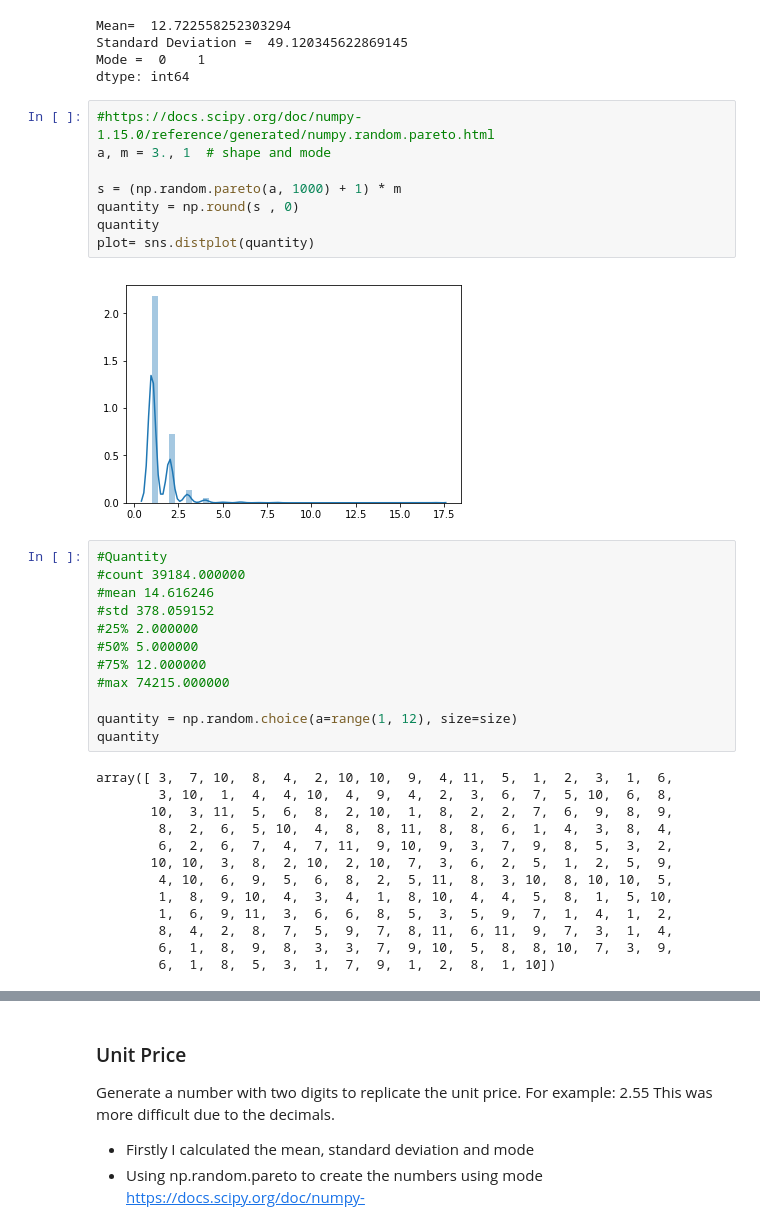
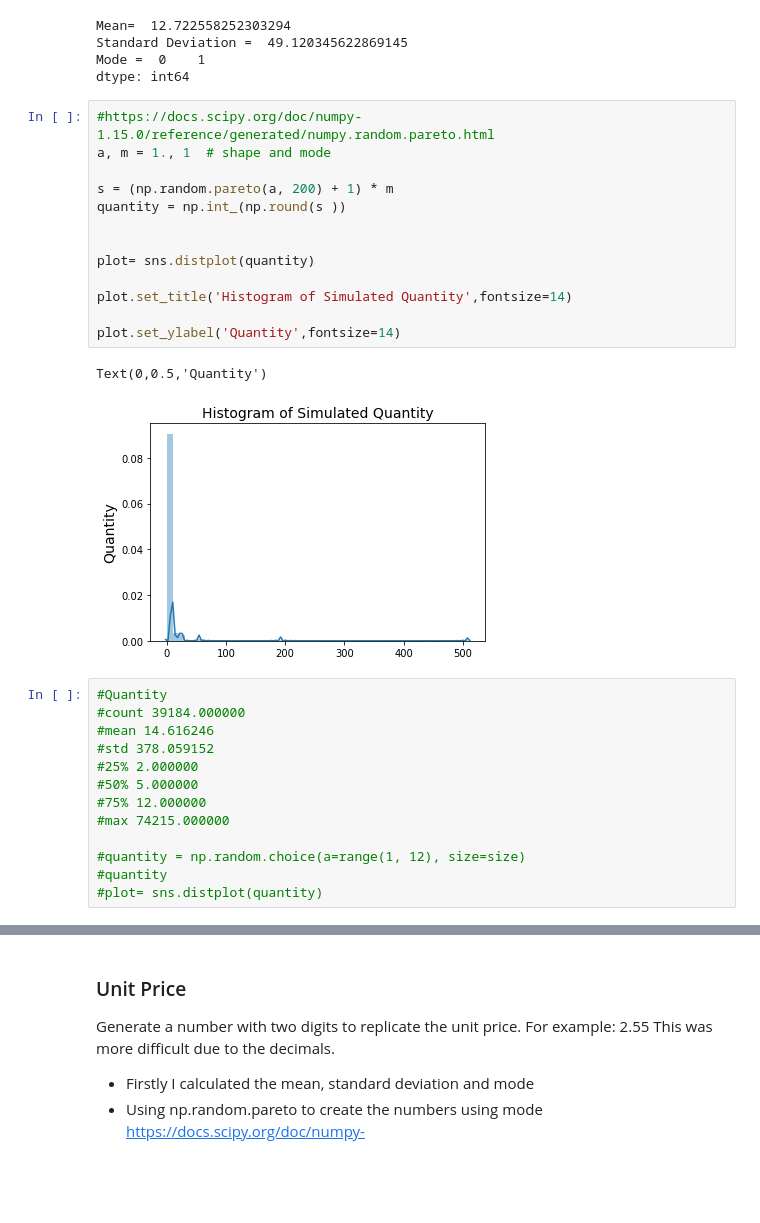
Before and after one commit to RitRa/Programming-Project-Dec-2018, a Jupyter notebook: Online Retail Data - Project 2018.ipynb, the cells around one changed output, grey strips where cells are left out. Drawn from its saved outputs; the diff is of its cells as text; blank space fills up the shorter version.

```diff
--- a/Online Retail Data - Project 2018.ipynb
+++ b/Online Retail Data - Project 2018.ipynb
@@ -759,14 +770,20 @@ Mode =  0    1
 dtype: int64
 # %%
 #https://docs.scipy.org/doc/numpy-1.15.0/reference/generated/numpy.random.pareto.html
-a, m = 3., 1  # shape and mode
+a, m = 1., 1  # shape and mode
 
-s = (np.random.pareto(a, 1000) + 1) * m
-quantity = np.round(s , 0)
-quantity
+s = (np.random.pareto(a, 200) + 1) * m
+quantity = np.int_(np.round(s ))
+
+
 plot= sns.distplot(quantity)
+
+plot.set_title('Histogram of Simulated Quantity',fontsize=14)
+
+plot.set_ylabel('Quantity',fontsize=14)
 # %% [output]
+Text(0,0.5,'Quantity')
-[figure, old version]
+[figure, new version]
 # %%
 #Quantity
 #count 39184.000000
@@ -777,18 +794,6 @@ plot= sns.distplot(quantity)
 #75% 12.000000
 #max 74215.000000
 
-quantity = np.random.choice(a=range(1, 12), size=size)
-quantity
+#quantity = np.random.choice(a=range(1, 12), size=size)
+#quantity
+#plot= sns.distplot(quantity)
-# %% [output]
-array([ 3,  7, 10,  8,  4,  2, 10, 10,  9,  4, 11,  5,  1,  2,  3,  1,  6,
-        3, 10,  1,  4,  4, 10,  4,  9,  4,  2,  3,  6,  7,  5, 10,  6,  8,
-       10,  3, 11,  5,  6,  8,  2, 10,  1,  8,  2,  2,  7,  6,  9,  8,  9,
-        8,  2,  6,  5, 10,  4,  8,  8, 11,  8,  8,  6,  1,  4,  3,  8,  4,
-        6,  2,  6,  7,  4,  7, 11,  9, 10,  9,  3,  7,  9,  8,  5,  3,  2,
-       10, 10,  3,  8,  2, 10,  2, 10,  7,  3,  6,  2,  5,  1,  2,  5,  9,
-        4, 10,  6,  9,  5,  6,  8,  2,  5, 11,  8,  3, 10,  8, 10, 10,  5,
-        1,  8,  9, 10,  4,  3,  4,  1,  8, 10,  4,  4,  5,  8,  1,  5, 10,
-        1,  6,  9, 11,  3,  6,  6,  8,  5,  3,  5,  9,  7,  1,  4,  1,  2,
-        8,  4,  2,  8,  7,  5,  9,  7,  8, 11,  6, 11,  9,  7,  3,  1,  4,
-        6,  1,  8,  9,  8,  3,  3,  7,  9, 10,  5,  8,  8, 10,  7,  3,  9,
-        6,  1,  8,  5,  3,  1,  7,  9,  1,  2,  8,  1, 10])
```
Also changed, not shown: parts of 26 cells of this notebook.
